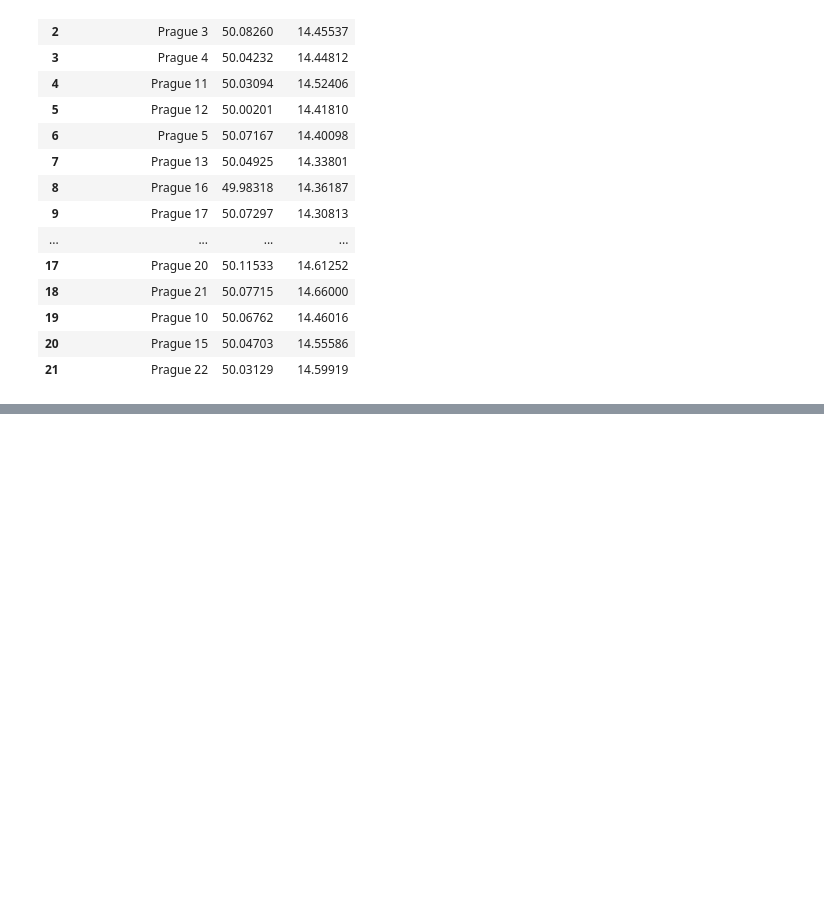
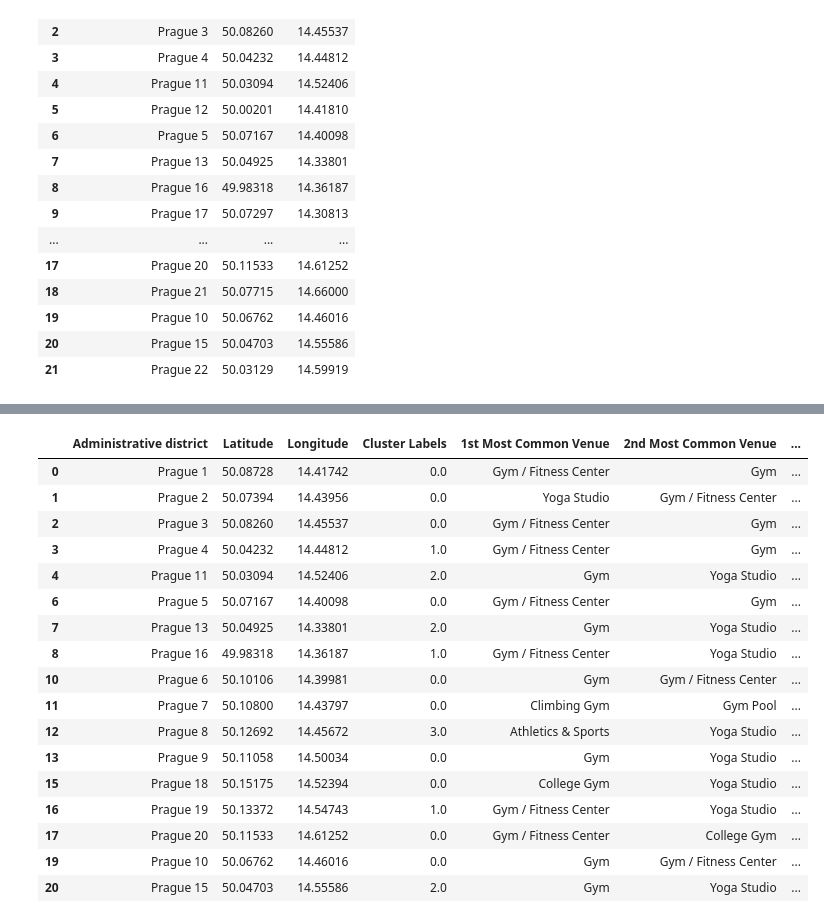
Before and after one commit to DMBabich/Coursera_Capstone, a Jupyter notebook: Final_Capstone/Rus-test.ipynb, the cells around one changed output, grey strips where cells are left out. Saved outputs shown, nothing was run; the diff lists cells and outputs as text; code cells hidden in the pictures; blank space fills up the shorter version.

```diff
--- a/Final_Capstone/Rus-test.ipynb
+++ b/Final_Capstone/Rus-test.ipynb
@@ -195,0 +364,6 @@ longitude = lat_lng_coords[1]
+# %%
+def return_most_common_venues(row, num_top_venues):
+    row_categories = row.iloc[1:]
+    row_categories_sorted = row_categories.sort_values(ascending=False)
+
+    return row_categories_sorted.index.values[0:num_top_venues]
@@ -195,0 +372,21 @@ longitude = lat_lng_coords[1]
+# %%
+num_top_venues = 5
+
+indicators = ['st', 'nd', 'rd']
+
+# create columns according to number of top venues
+columns = ['Neighborhood']
+for ind in np.arange(num_top_venues):
+    try:
+        columns.append('{}{} Most Common Venue'.format(ind+1, indicators[ind]))
+    except:
+        columns.append('{}th Most Common Venue'.format(ind+1))
+
+# create a new dataframe
+neighborhoods_venues_sorted = pd.DataFrame(columns=columns)
+neighborhoods_venues_sorted['Neighborhood'] = prague_grouped['Neighborhood']
+
+for ind in np.arange(prague_grouped.shape[0]):
+    neighborhoods_venues_sorted.iloc[ind, 1:] = return_most_common_venues(prague_grouped.iloc[ind, :], num_top_venues)
+
+neighborhoods_venues_sorted.head()
@@ -195,0 +421,10 @@ longitude = lat_lng_coords[1]
+# %%
+# add clustering labels
+########neighborhoods_venues_sorted.insert(0, 'Cluster Labels', kmeans.labels_)
+
+prague_merged = distr_df
+
+# merge manhattan_grouped with manhattan_data to add latitude/longitude for each neighborhood
+prague_merged = prague_merged.join(neighborhoods_venues_sorted.set_index('Neighborhood'), on='Administrative district')
+
+prague_merged.head() # check the last columns!
@@ -195,0 +440,2 @@ longitude = lat_lng_coords[1]
+# %%
+prague_merged = prague_merged.dropna()
@@ -195,0 +470,21 @@ longitude = lat_lng_coords[1]
+# %%
+prague_merged
+# %% [output]
+|  | Administrative district | Latitude | Longitude | Cluster Labels | 1st Most Common Venue | 2nd Most Common Venue | ... |
+| 0 | Prague 1 | 50.08728 | 14.41742 | 0.0 | Gym / Fitness Center | Gym | ... |
+| 1 | Prague 2 | 50.07394 | 14.43956 | 0.0 | Yoga Studio | Gym / Fitness Center | ... |
+| 2 | Prague 3 | 50.08260 | 14.45537 | 0.0 | Gym / Fitness Center | Gym | ... |
+| 3 | Prague 4 | 50.04232 | 14.44812 | 1.0 | Gym / Fitness Center | Gym | ... |
+| 4 | Prague 11 | 50.03094 | 14.52406 | 2.0 | Gym | Yoga Studio | ... |
+| 6 | Prague 5 | 50.07167 | 14.40098 | 0.0 | Gym / Fitness Center | Gym | ... |
+| 7 | Prague 13 | 50.04925 | 14.33801 | 2.0 | Gym | Yoga Studio | ... |
+| 8 | Prague 16 | 49.98318 | 14.36187 | 1.0 | Gym / Fitness Center | Yoga Studio | ... |
+| 10 | Prague 6 | 50.10106 | 14.39981 | 0.0 | Gym | Gym / Fitness Center | ... |
+| 11 | Prague 7 | 50.10800 | 14.43797 | 0.0 | Climbing Gym | Gym Pool | ... |
+| 12 | Prague 8 | 50.12692 | 14.45672 | 3.0 | Athletics & Sports | Yoga Studio | ... |
+| 13 | Prague 9 | 50.11058 | 14.50034 | 0.0 | Gym | Yoga Studio | ... |
+| 15 | Prague 18 | 50.15175 | 14.52394 | 0.0 | College Gym | Yoga Studio | ... |
+| 16 | Prague 19 | 50.13372 | 14.54743 | 1.0 | Gym / Fitness Center | Yoga Studio | ... |
+| 17 | Prague 20 | 50.11533 | 14.61252 | 0.0 | Gym / Fitness Center | College Gym | ... |
+| 19 | Prague 10 | 50.06762 | 14.46016 | 0.0 | Gym | Gym / Fitness Center | ... |
+| 20 | Prague 15 | 50.04703 | 14.55586 | 2.0 | Gym | Yoga Studio | ... |
```
Also changed, not shown: parts of 41 cells of this notebook.
